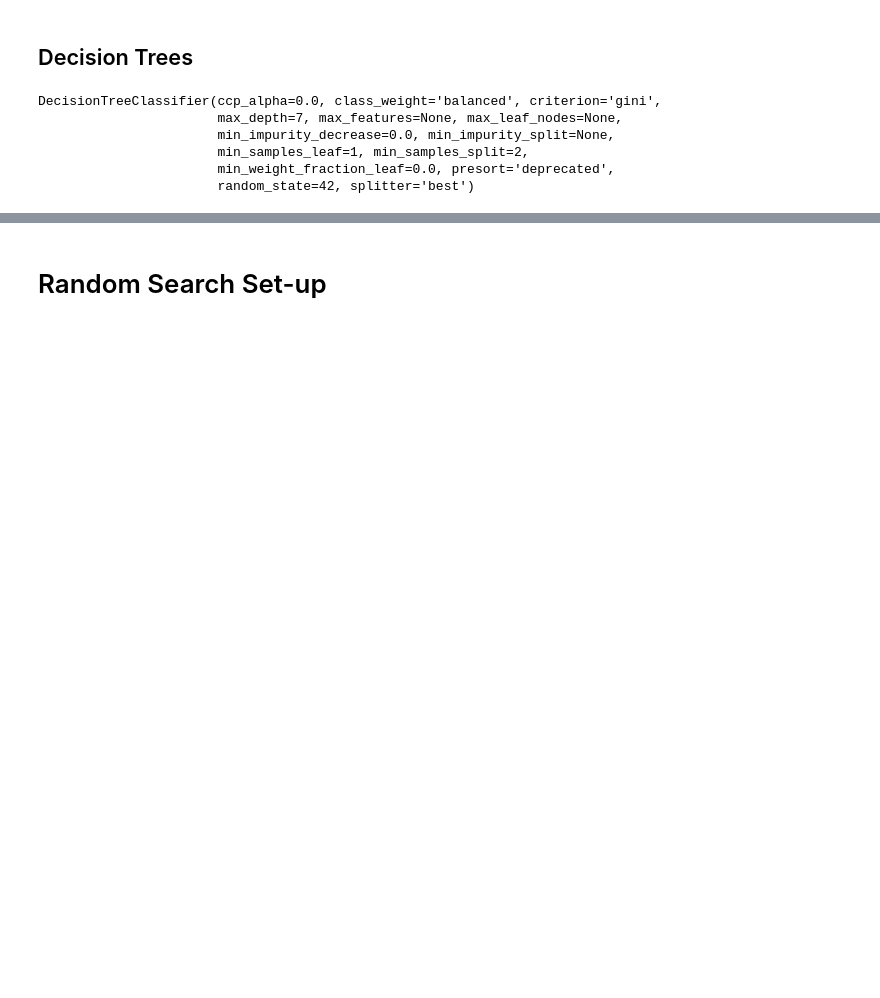
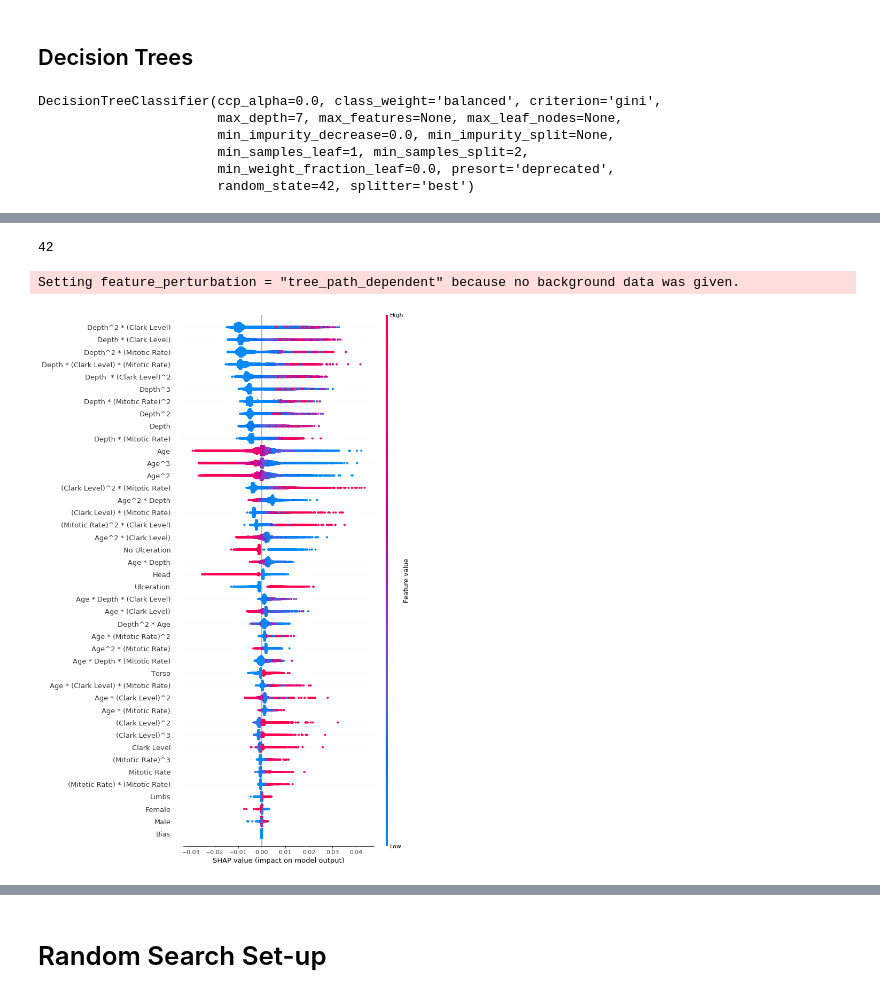
Before and after one commit to karenlarson/MelanomaSentinel, a Jupyter notebook: CleanMelanomaSentinel.ipynb, the cells around one changed output, grey strips where cells are left out. Cells and saved outputs as stored; diff of their text form; code cells hidden in the pictures; blank space fills up the shorter version.

```diff
--- a/CleanMelanomaSentinel.ipynb
+++ b/CleanMelanomaSentinel.ipynb
@@ -242 +328,34 @@ RandomForestClassifier(bootstrap=True, ccp_alpha=0.0, class_weight=None,
+# %%
+cols = ['Bias', 'Age', 'Depth', 'Clark Level', 'Mitotic Rate', 'Age^2', 'Age * Depth', 'Age * (Clark Level)',
+       'Age * (Mitotic Rate)', 'Depth^2', 'Depth * (Clark Level)', 'Depth * (Mitotic Rate)',
+       '(Clark Level)^2', '(Clark Level) * (Mitotic Rate)', '(Mitotic Rate) * (Mitotic Rate)', 'Age^3',
+        'Age^2 * Depth', 'Age^2 * (Clark Level)', 'Age^2 * (Mitotic Rate)', 'Depth^2 * Age',
+        'Age * Depth * (Clark Level)', 'Age * Depth * (Mitotic Rate)', 'Age * (Clark Level)^2',
+       'Age * (Clark Level) * (Mitotic Rate)', 'Age * (Mitotic Rate)^2', 'Depth^3', 'Depth^2 * (Clark Level)',
+       'Depth^2 * (Mitotic Rate)', 'Depth  * (Clark Level)^2', 'Depth * (Clark Level) * (Mitotic Rate)',
+       'Depth * (Mitotic Rate)^2', '(Clark Level)^3', '(Clark Level)^2 * (Mitotic Rate)',
+        '(Mitotic Rate)^2 * (Clark Level)', '(Mitotic Rate)^3', 'Male', 'Female', 'No Ulceration', 'Ulceration',
+       'Head', 'Torso', 'Limbs']
+len(cols)
+# %% [output]
+42
+# %%
+import shap  # package used to calculate Shap values
+
+# Create object that can calculate shap values
+explainer = shap.TreeExplainer(forest)
+# calculate shap values. This is what we will plot.
+# Calculate shap_values for all of val_X rather than a single row, to have more data for plot.
+shap_values = explainer.shap_values(x_cv)
+# %% [output]
+Setting feature_perturbation = "tree_path_dependent" because no background data was given.
+# %%
+import shap
+# Make plot. Index of [1] is explained in text below.
+#import pickle
+#pickle.dump(shap_values, open('shap_forest.sav','wb'))
+shap_values = pickle.load(open('shap_forest.sav', 'rb'))
+shap.summary_plot(shap_values[1], x_cv, feature_names = cols, max_display = 100)
+# %% [output]
+[figure, added]
 # %%
```
Also changed, not shown: parts of 38 cells of this notebook.
